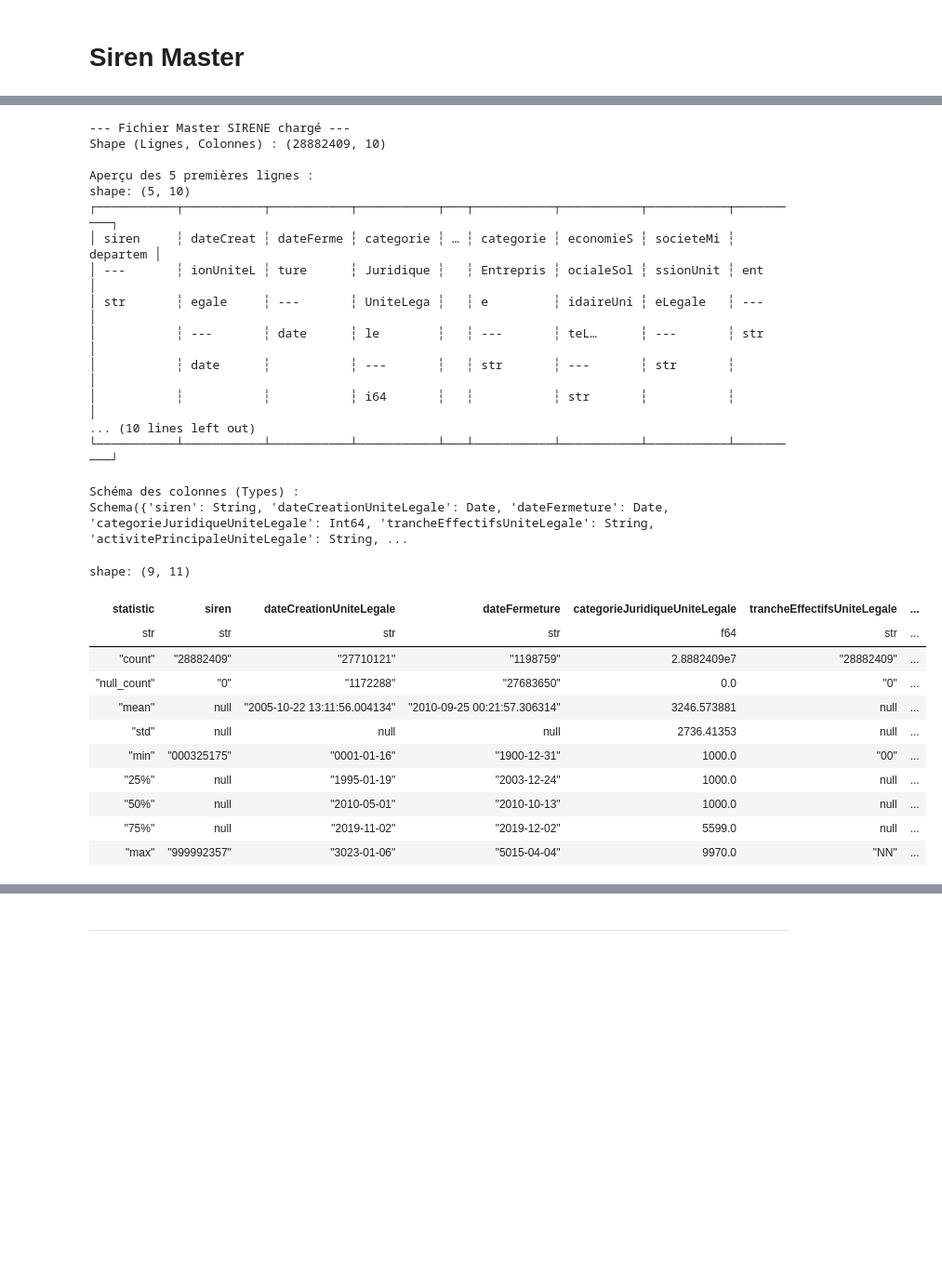
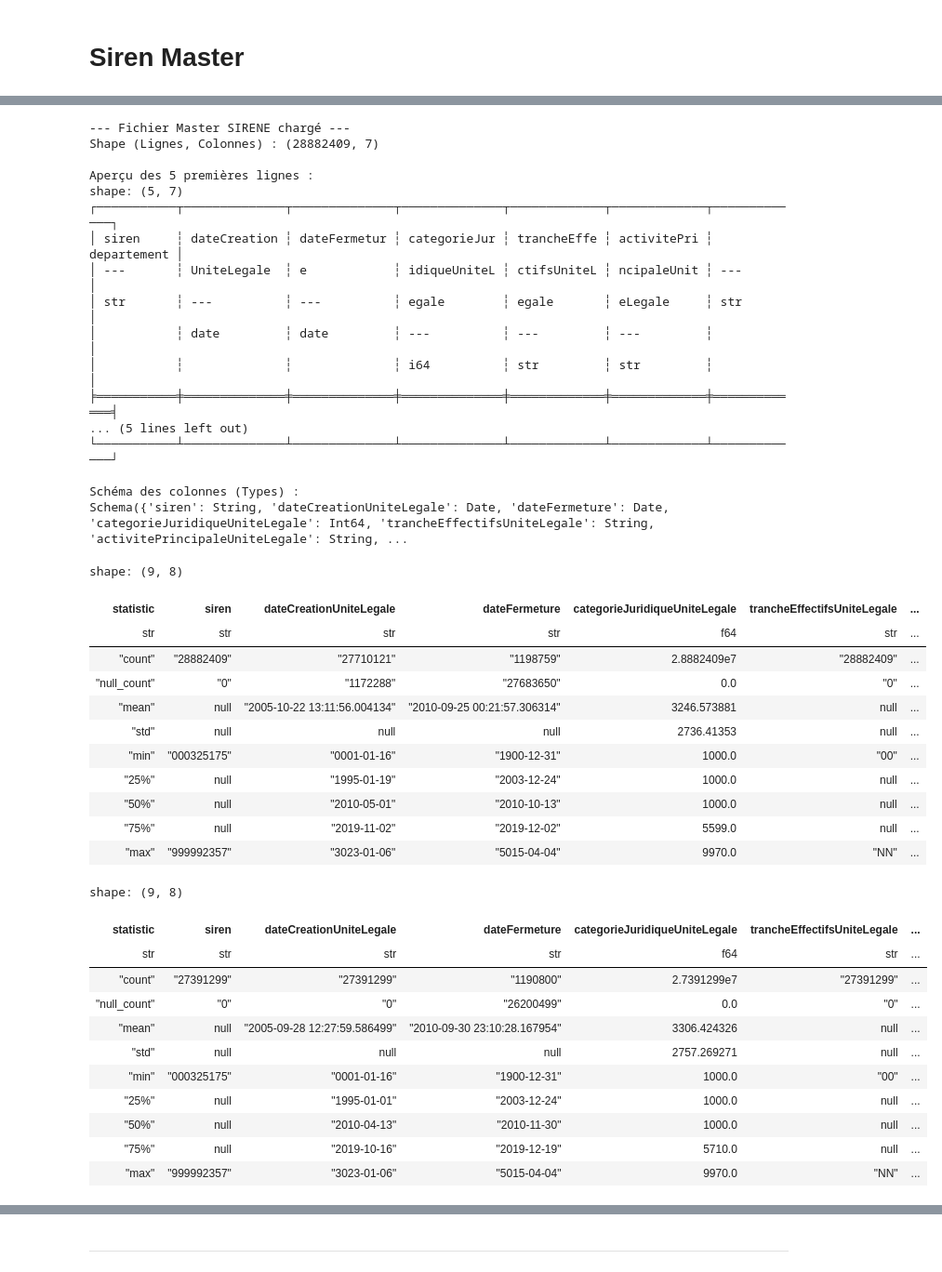
Before and after one commit to ugozchi/AS_Supervised_Learning, a Jupyter notebook: Notebooks/00_Sandbox.ipynb, the cells around one changed output, grey strips where cells are left out. Shown at 93% size. Drawn from its saved outputs; the diff is of its cells as text; code cells hidden in the pictures; blank space fills up the shorter version.

```diff
--- a/Notebooks/00_Sandbox.ipynb
+++ b/Notebooks/00_Sandbox.ipynb
@@ -463,9 +459,9 @@ Schema([('siren', String),
 import polars as pl
 
 # 1. Définir le chemin vers ton nouveau fichier "propre"
-path_master_file = "../Data/processed/sirene_dates.parquet"
+path_master_file = "../Data/processed/sirene_infos.parquet"
 
-# 2. Lire le fichier (c'est instantané)
+# 2. Lire le fichier
 df_sirene = pl.read_parquet(path_master_file)
 
 # 3. Regarder ta DB !
@@ -477,26 +473,26 @@ print("\nSchéma des colonnes (Types) :")
 print(df_sirene.schema)
 # %% [output]
 --- Fichier Master SIRENE chargé ---
-Shape (Lignes, Colonnes) : (28882409, 10)
+Shape (Lignes, Colonnes) : (28882409, 7)
 
 Aperçu des 5 premières lignes :
-shape: (5, 10)
-┌───────────┬───────────┬───────────┬───────────┬───┬───────────┬───────────┬───────────┬──────────┐
-│ siren     ┆ dateCreat ┆ dateFerme ┆ categorie ┆ … ┆ categorie ┆ economieS ┆ societeMi ┆ departem │
-│ ---       ┆ ionUniteL ┆ ture      ┆ Juridique ┆   ┆ Entrepris ┆ ocialeSol ┆ ssionUnit ┆ ent      │
-│ str       ┆ egale     ┆ ---       ┆ UniteLega ┆   ┆ e         ┆ idaireUni ┆ eLegale   ┆ ---      │
-│           ┆ ---       ┆ date      ┆ le        ┆   ┆ ---       ┆ teL…      ┆ ---       ┆ str      │
-│           ┆ date      ┆           ┆ ---       ┆   ┆ str       ┆ ---       ┆ str       ┆          │
-│           ┆           ┆           ┆ i64       ┆   ┆           ┆ str       ┆           ┆          │
-... (10 lines left out)
-└───────────┴───────────┴───────────┴───────────┴───┴───────────┴───────────┴───────────┴──────────┘
+shape: (5, 7)
+┌───────────┬──────────────┬──────────────┬──────────────┬─────────────┬─────────────┬─────────────┐
+│ siren     ┆ dateCreation ┆ dateFermetur ┆ categorieJur ┆ trancheEffe ┆ activitePri ┆ departement │
+│ ---       ┆ UniteLegale  ┆ e            ┆ idiqueUniteL ┆ ctifsUniteL ┆ ncipaleUnit ┆ ---         │
+│ str       ┆ ---          ┆ ---          ┆ egale        ┆ egale       ┆ eLegale     ┆ str         │
+│           ┆ date         ┆ date         ┆ ---          ┆ ---         ┆ ---         ┆             │
+│           ┆              ┆              ┆ i64          ┆ str         ┆ str         ┆             │
+╞═══════════╪══════════════╪══════════════╪══════════════╪═════════════╪═════════════╪═════════════╡
+... (5 lines left out)
+└───────────┴──────────────┴──────────────┴──────────────┴─────────────┴─────────────┴─────────────┘
 
 Schéma des colonnes (Types) :
 Schema({'siren': String, 'dateCreationUniteLegale': Date, 'dateFermeture': Date, 'categorieJuridiqueUniteLegale': Int64, 'trancheEffectifsUniteLegale': String, 'activitePrincipaleUniteLegale': String, ...
 # %%
 df_sirene.describe()
 # %% [output]
-shape: (9, 11)
+shape: (9, 8)
 | statistic | siren | dateCreationUniteLegale | dateFermeture | categorieJuridiqueUniteLegale | trancheEffectifsUniteLegale | ... |
 | str | str | str | str | f64 | str | ... |
 | "count" | "28882409" | "27710121" | "1198759" | 2.8882409e7 | "28882409" | ... |
@@ -508,3 +504,22 @@ shape: (9, 11)
 | "50%" | null | "2010-05-01" | "2010-10-13" | 1000.0 | null | ... |
 | "75%" | null | "2019-11-02" | "2019-12-02" | 5599.0 | null | ... |
 | "max" | "999992357" | "3023-01-06" | "5015-04-04" | 9970.0 | "NN" | ... |
+# %%
+# on va supprimer toutes les lignes null de departement et activitePrincipaleUniteLegale
+
+df_sirene_clean = df_sirene.drop_nulls(subset=["departement", "activitePrincipaleUniteLegale", "dateCreationUniteLegale", "dateCreationUniteLegale"])
+# %%
+df_sirene_clean.describe()
+# %% [output]
+shape: (9, 8)
+| statistic | siren | dateCreationUniteLegale | dateFermeture | categorieJuridiqueUniteLegale | trancheEffectifsUniteLegale | ... |
+| str | str | str | str | f64 | str | ... |
+| "count" | "27391299" | "27391299" | "1190800" | 2.7391299e7 | "27391299" | ... |
+| "null_count" | "0" | "0" | "26200499" | 0.0 | "0" | ... |
+| "mean" | null | "2005-09-28 12:27:59.586499" | "2010-09-30 23:10:28.167954" | 3306.424326 | null | ... |
+| "std" | null | null | null | 2757.269271 | null | ... |
+| "min" | "000325175" | "0001-01-16" | "1900-12-31" | 1000.0 | "00" | ... |
+| "25%" | null | "1995-01-01" | "2003-12-24" | 1000.0 | null | ... |
+| "50%" | null | "2010-04-13" | "2010-11-30" | 1000.0 | null | ... |
+| "75%" | null | "2019-10-16" | "2019-12-19" | 5710.0 | null | ... |
+| "max" | "999992357" | "3023-01-06" | "5015-04-04" | 9970.0 | "NN" | ... |
```
Also changed, not shown: parts of 10 cells of this notebook.
